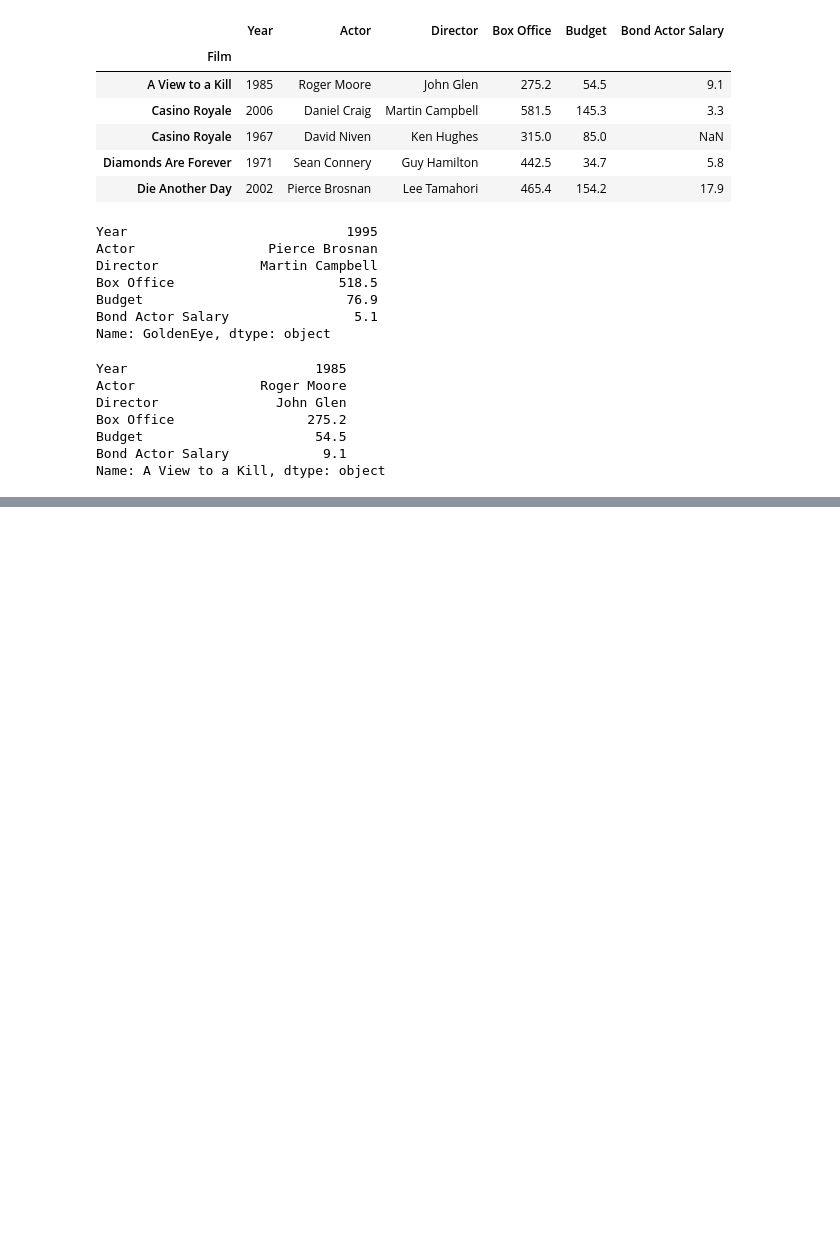
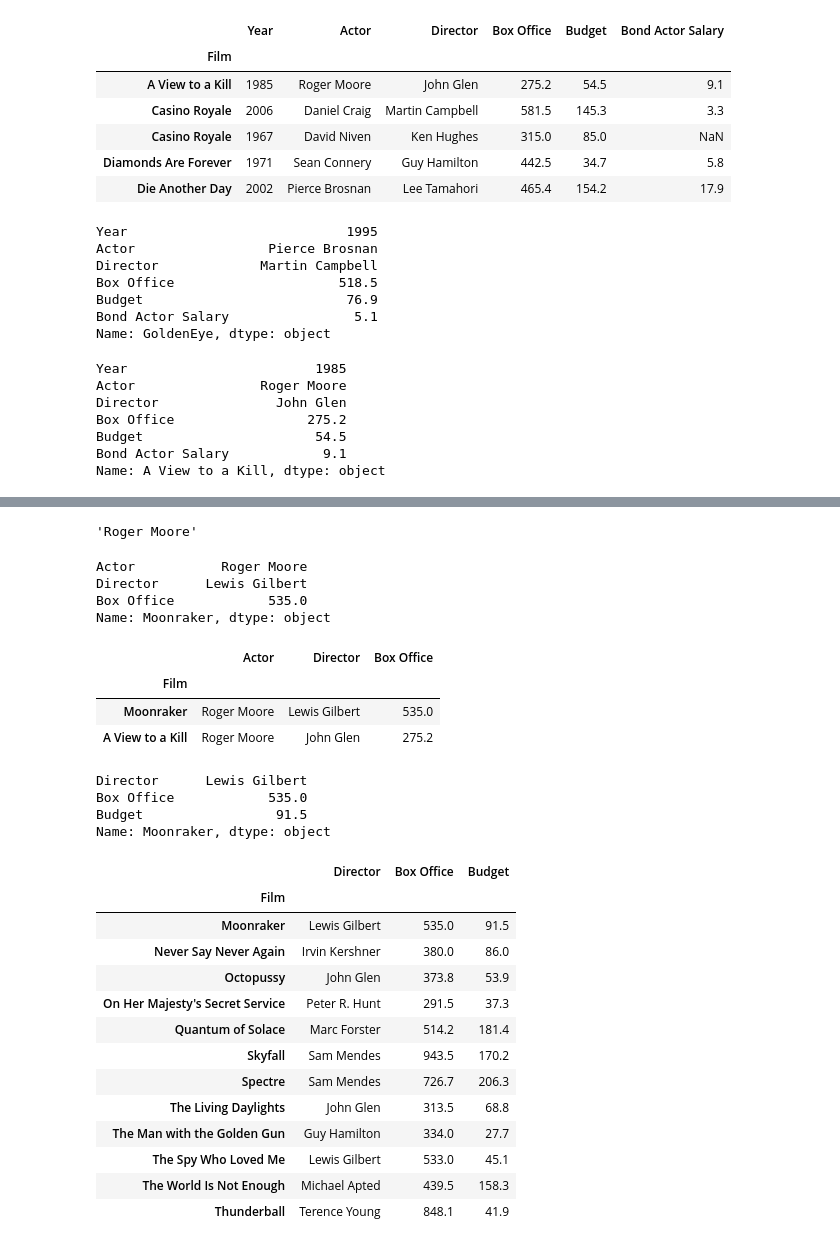
Before and after one commit to mekchou/DataAnalysisWithPandasAndPython, a Jupyter notebook: Sec6DataFrames3.ipynb, the cells around one changed output, grey strips where cells are left out. Cells and saved outputs as stored; diff of their text form; code cells hidden in the pictures; blank space fills up the shorter version.

```diff
--- a/Sec6DataFrames3.ipynb
+++ b/Sec6DataFrames3.ipynb
@@ -205,0 +216,42 @@ Name: A View to a Kill, dtype: object
+# %%
+bond.loc['Moonraker', 'Actor']
+# %% [output]
+'Roger Moore'
+# %%
+bond.loc['Moonraker', ['Actor','Director','Box Office']]
+# %% [output]
+Actor           Roger Moore
+Director      Lewis Gilbert
+Box Office            535.0
+Name: Moonraker, dtype: object
+# %%
+bond.loc[['Moonraker','A View to a Kill'], ['Actor','Director','Box Office']]
+# %% [output]
+|  | Actor | Director | Box Office |
+| Film |  |  |  |
+| Moonraker | Roger Moore | Lewis Gilbert | 535.0 |
+| A View to a Kill | Roger Moore | John Glen | 275.2 |
+# %%
+bond.loc['Moonraker', 'Director':'Budget']
+# %% [output]
+Director      Lewis Gilbert
+Box Office            535.0
+Budget                 91.5
+Name: Moonraker, dtype: object
+# %%
+bond.loc['Moonraker':'Thunderball', 'Director':'Budget']
+# %% [output]
+|  | Director | Box Office | Budget |
+| Film |  |  |  |
+| Moonraker | Lewis Gilbert | 535.0 | 91.5 |
+| Never Say Never Again | Irvin Kershner | 380.0 | 86.0 |
+| Octopussy | John Glen | 373.8 | 53.9 |
+| On Her Majesty's Secret Service | Peter R. Hunt | 291.5 | 37.3 |
+| Quantum of Solace | Marc Forster | 514.2 | 181.4 |
+| Skyfall | Sam Mendes | 943.5 | 170.2 |
+| Spectre | Sam Mendes | 726.7 | 206.3 |
+| The Living Daylights | John Glen | 313.5 | 68.8 |
+| The Man with the Golden Gun | Guy Hamilton | 334.0 | 27.7 |
+| The Spy Who Loved Me | Lewis Gilbert | 533.0 | 45.1 |
+| The World Is Not Enough | Michael Apted | 439.5 | 158.3 |
+| Thunderball | Terence Young | 848.1 | 41.9 |
```
Also changed, not shown: parts of 2 cells of this notebook.
